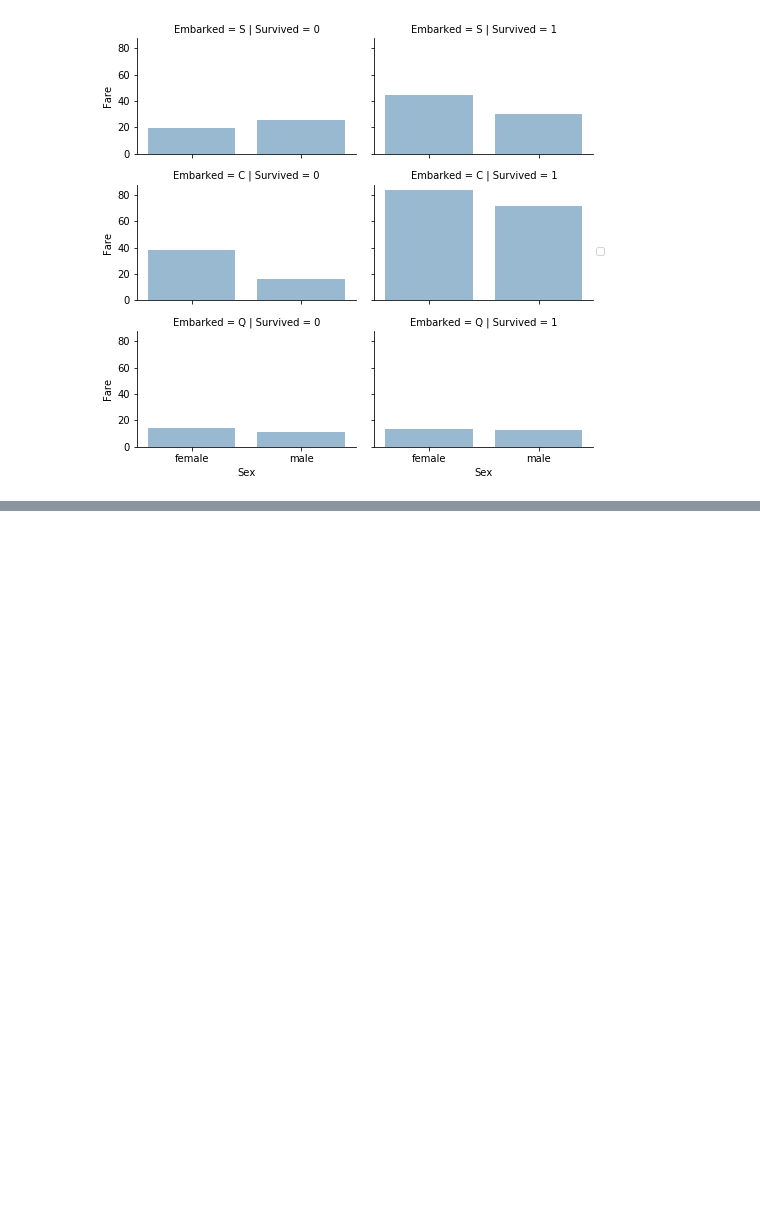
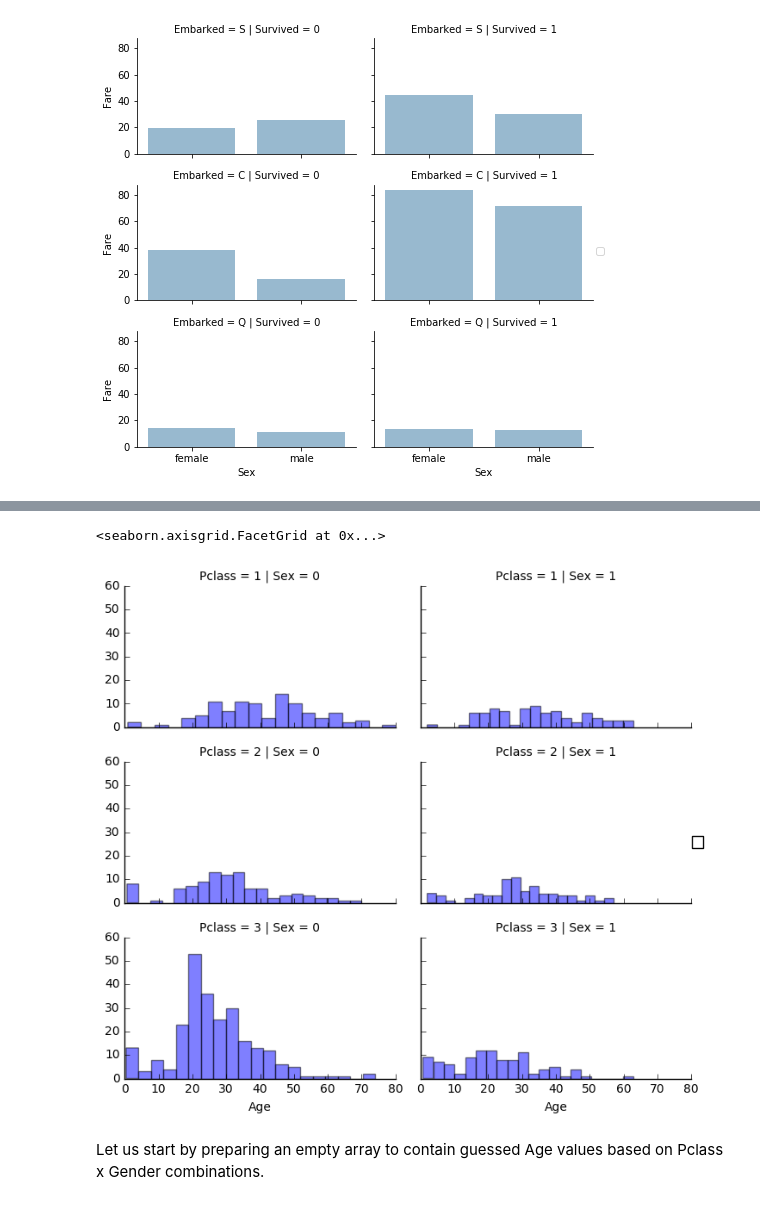
Before and after one commit to paritajohari/Titanic_Survival_Analysis, a Jupyter notebook: Titanic_dataset.ipynb, the cells around one changed output, grey strips where cells are left out. Drawn from its saved outputs; the diff is of its cells as text; code cells hidden in the pictures; blank space fills up the shorter version.

```diff
--- a/Titanic_dataset.ipynb
+++ b/Titanic_dataset.ipynb
@@ -21,4 +48,4 @@ from sklearn.tree import DecisionTreeClassifier
 # %%
-train_df = pd.read_csv('/home/pari/MachineLearning/Practical_Machine_Learning/Linear_Regression/Datasets/Titanic/train.csv')
-test_df = pd.read_csv('/home/pari/MachineLearning/Practical_Machine_Learning/Linear_Regression/Datasets/Titanic/test.csv')
+train_df = pd.read_csv('data/train.csv')
+test_df = pd.read_csv('data/test.csv')
 combine = [train_df, test_df]
@@ -184,0 +383,8 @@ grid.add_legend()
+# %%
+print("Before", train_df.shape, test_df.shape, combine[0].shape, combine[1].shape)
+
+train_df = train_df.drop(['Ticket', 'Cabin'], axis=1)
+test_df = test_df.drop(['Ticket', 'Cabin'], axis=1)
+combine = [train_df, test_df]
+
+"After", train_df.shape, test_df.shape, combine[0].shape, combine[1].shape
@@ -184,0 +472,5 @@ grid.add_legend()
+# %%
+train_df = train_df.drop(['Name', 'PassengerId'], axis=1)
+test_df = test_df.drop(['Name'], axis=1)
+combine = [train_df, test_df]
+train_df.shape, test_df.shape
@@ -184,0 +509,10 @@ grid.add_legend()
+# %%
+# grid = sns.FacetGrid(train_df, col='Pclass', hue='Gender')
+grid = sns.FacetGrid(train_df, row='Pclass', col='Sex', size=2.2, aspect=1.6)
+grid.map(plt.hist, 'Age', alpha=.5, bins=20)
+grid.add_legend()
+# %% [output]
+<seaborn.axisgrid.FacetGrid at 0x...>
+[figure, added]
+# %% [markdown]
+Let us start by preparing an empty array to contain guessed Age values based on Pclass x Gender combinations.
```
Also changed, not shown: parts of 29 cells of this notebook, 1 other file.
